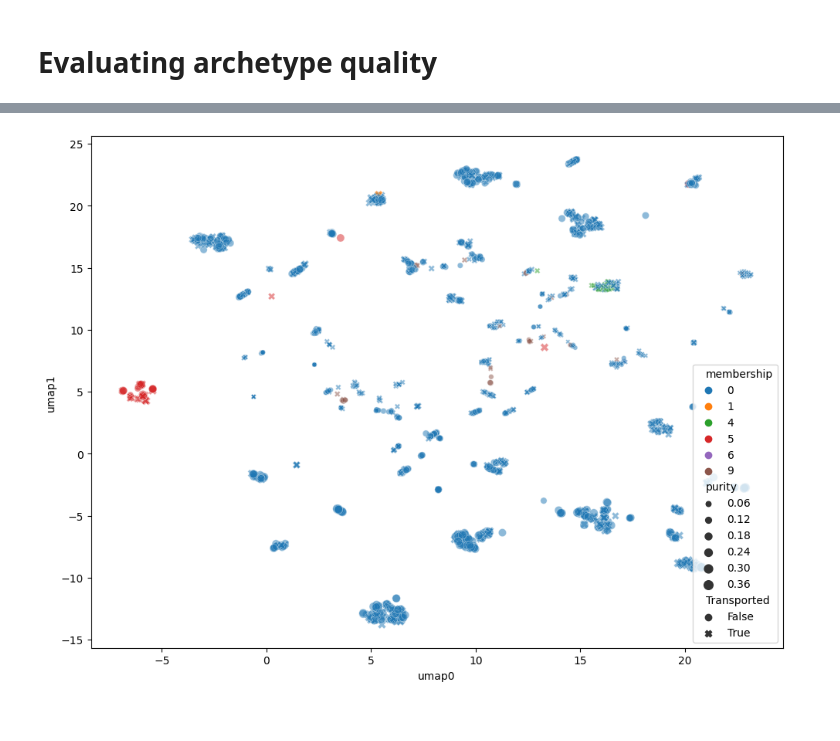
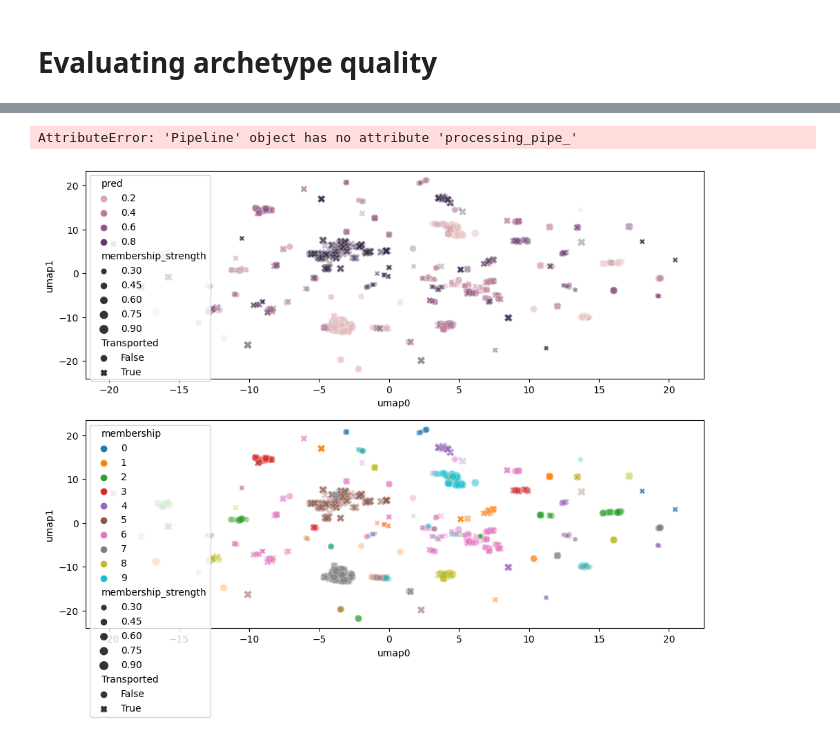
Before and after one commit to AlanGanem/heterogeneous-metric-learning, a Jupyter notebook: examples/HML Examples-Copy1.ipynb, the cells around one changed output, grey strips where cells are left out. Drawn from its saved outputs; the diff is of its cells as text; code cells hidden in the pictures.

```diff
--- a/examples/HML Examples-Copy1.ipynb
+++ b/examples/HML Examples-Copy1.ipynb
@@ -841,5 +866,6 @@ Text(0.5, 1.0, 'embeddings entropy distribution, average 0.8142685294151306')
 # %%
-m = estimator.base_embedder_.transform(X_test).A.argmax(1)
+#m = estimator.base_embedder_.transform(X_test).A.argmax(1)
+m = d.argmax(1)
 for i in np.unique(m):
     msk = m==i
     a = entropy(d[msk], axis = 1)
@@ -886,18 +912,48 @@ df.groupby("membership")["value"].describe().plot.scatter(x="count", y="mean")
 # %%
-umap = UMAP(metric = "hamming").fit(estimator.base_embedder_.ensemble_estimator_.transform(X_train))
-test_df.loc[:, ["umap0","umap1"]] = umap.transform(estimator.base_embedder_.ensemble_estimator_.transform(X_test))
+embs = estimator.base_embedder_.processing_pipe_[0].transform(X_train)
+embs = estimator.base_embedder_.processing_pipe_[1].transform(embs)
+
+test_embs = estimator.base_embedder_.processing_pipe_[0].transform(X_test)
+test_embs = estimator.base_embedder_.processing_pipe_[1].transform(test_embs)
+
+umap = UMAP(metric = "euclidean").fit(embs)
+test_df.loc[:, ["umap0","umap1"]] = umap.transform(test_embs)
+# %% [output]
+AttributeError: 'Pipeline' object has no attribute 'processing_pipe_'
 # %%
+memberships = estimator.base_embedder_.transform(X_test).A
+for i in range(memberships.shape[-1]):
+    test_df[f"membership_{i}"] = memberships[:,i]
+
+test_df["pred"] = estimator.base_embedder_[0].ensemble_estimator_.predict_proba(X_test)[:,1]
 test_df["membership"] = df["membership"].values
 test_df["membership_strength"] = df["value"].values
 test_df["purity"] = 1- entropy(d)
 # %%
-sns.scatterplot(data = test_df, x="umap0", y="umap1",
+fig, axs = plt.subplots(2)
+
+sns.scatterplot(#data = test_df[preds.A.flatten() > 0.95],
+                data = test_df,
+                x="umap0", y="umap1",
+                hue = "pred",
+                alpha =0.3,
+                style = TARGET,
+                #palette = "tab10",
+                size = "membership_strength",
+                ax = axs[0]
+               )
+
+sns.scatterplot(#data = test_df[preds.A.flatten() > 0.95],
+                data = test_df,
+                x="umap0", y="umap1",
                 hue = "membership",
-                alpha =0.5,
+                alpha =0.3,
                 style = TARGET,
                 palette = "tab10",
-                size = "purity"
+                size = "membership_strength",
+                ax = axs[1]
                )
+
 plt.subplots_adjust(-.5,-.5)
 # %% [output]
-[figure, old version]
+[figure, new version]
```
Also changed, not shown: parts of 17 cells of this notebook, 1 other file.
